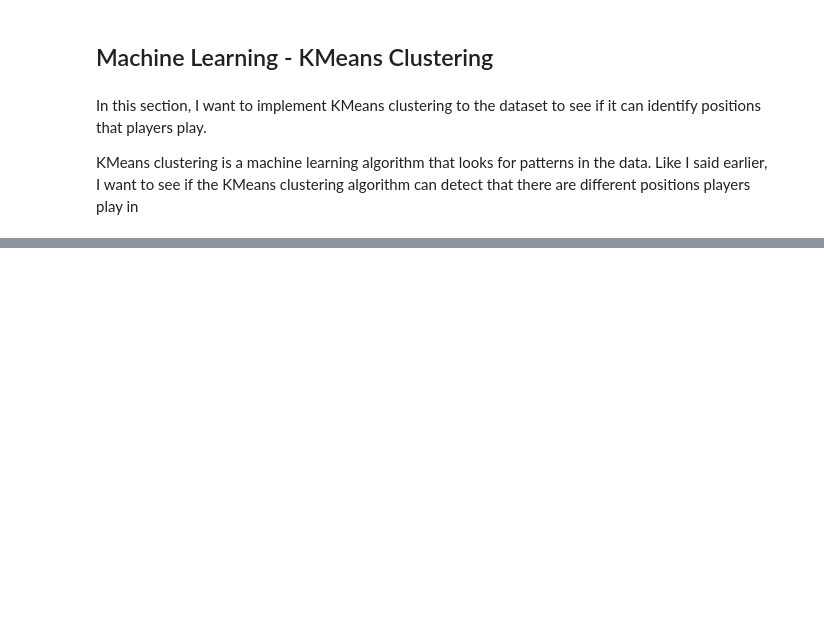
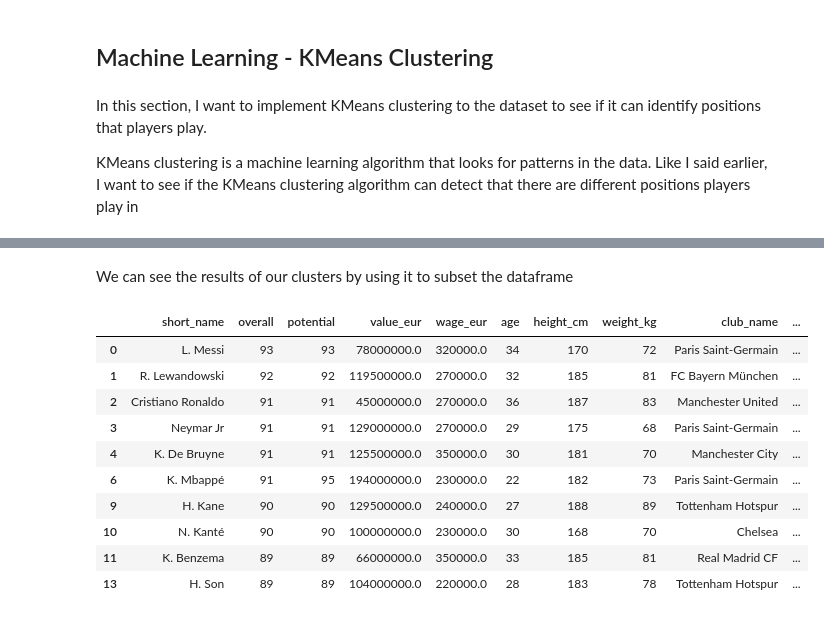
Before and after one commit to Stan-Leigh/FIFA-22-player-analysis, a Jupyter notebook: FIFA.ipynb, the cells around one changed output, grey strips where cells are left out. Drawn from its saved outputs; the diff is of its cells as text; code cells hidden in the pictures; blank space fills up the shorter version.

```diff
--- a/FIFA.ipynb
+++ b/FIFA.ipynb
@@ -391,0 +683,17 @@ KMeans clustering is a machine learning algorithm that looks for patterns in the
+# %% [markdown]
+We can see the results of our clusters by using it to subset the dataframe
+# %%
+# Cluster 3, skilled forwards and midfielders
+df1[labels == 3].head(10)
+# %% [output]
+|  | short_name | overall | potential | value_eur | wage_eur | age | height_cm | weight_kg | club_name | ... |
+| 0 | L. Messi | 93 | 93 | 78000000.0 | 320000.0 | 34 | 170 | 72 | Paris Saint-Germain | ... |
+| 1 | R. Lewandowski | 92 | 92 | 119500000.0 | 270000.0 | 32 | 185 | 81 | FC Bayern München | ... |
+| 2 | Cristiano Ronaldo | 91 | 91 | 45000000.0 | 270000.0 | 36 | 187 | 83 | Manchester United | ... |
+| 3 | Neymar Jr | 91 | 91 | 129000000.0 | 270000.0 | 29 | 175 | 68 | Paris Saint-Germain | ... |
+| 4 | K. De Bruyne | 91 | 91 | 125500000.0 | 350000.0 | 30 | 181 | 70 | Manchester City | ... |
+| 6 | K. Mbappé | 91 | 95 | 194000000.0 | 230000.0 | 22 | 182 | 73 | Paris Saint-Germain | ... |
+| 9 | H. Kane | 90 | 90 | 129500000.0 | 240000.0 | 27 | 188 | 89 | Tottenham Hotspur | ... |
+| 10 | N. Kanté | 90 | 90 | 100000000.0 | 230000.0 | 30 | 168 | 70 | Chelsea | ... |
+| 11 | K. Benzema | 89 | 89 | 66000000.0 | 350000.0 | 33 | 185 | 81 | Real Madrid CF | ... |
+| 13 | H. Son | 89 | 89 | 104000000.0 | 220000.0 | 28 | 183 | 78 | Tottenham Hotspur | ... |
```
Also changed, not shown: parts of 44 cells of this notebook.
